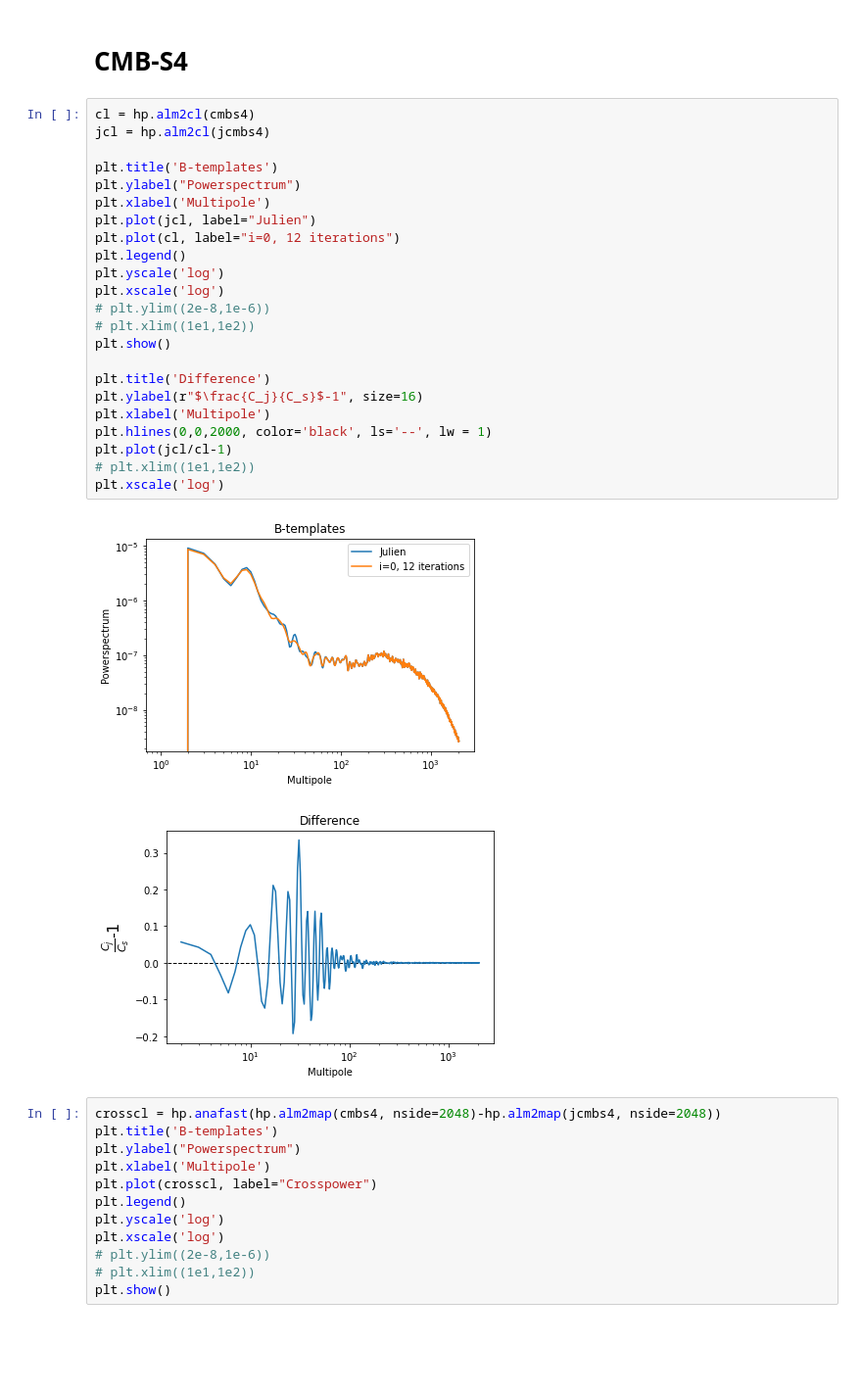
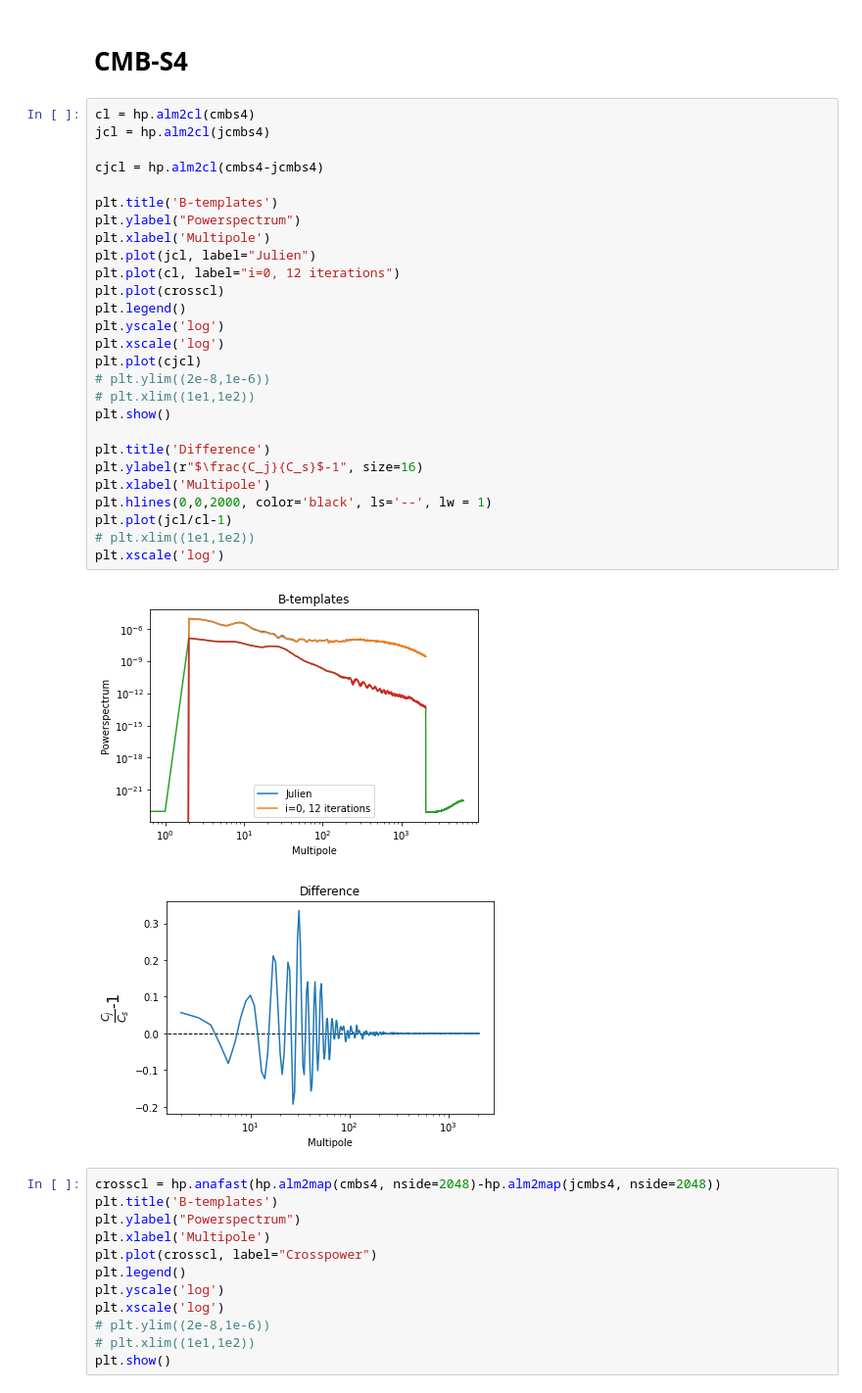
Before and after one commit to Sebastian-Belkner/component_separation, a Jupyter notebook: notebooks/increment.ipynb, the cells around one changed output. Shown at 98% size. Saved outputs shown, nothing was run; the diff lists cells and outputs as text; blank space fills up the shorter version.

```diff
--- a/notebooks/increment.ipynb
+++ b/notebooks/increment.ipynb
@@ -127,28 +122,32 @@ jcmbs4 = hp.read_alm("/project/projectdirs/cmbs4/awg/lowellbb/reanalysis/lt_reco
 # %%
 cl = hp.alm2cl(cmbs4)
 jcl = hp.alm2cl(jcmbs4)
+
+cjcl = hp.alm2cl(cmbs4-jcmbs4)
 
 plt.title('B-templates')
 plt.ylabel("Powerspectrum")
 plt.xlabel('Multipole')
 plt.plot(jcl, label="Julien")
 plt.plot(cl, label="i=0, 12 iterations")
+plt.plot(crosscl)
 plt.legend()
 plt.yscale('log')
 plt.xscale('log')
+plt.plot(cjcl)
 # plt.ylim((2e-8,1e-6))
 # plt.xlim((1e1,1e2))
 plt.show()
 
 plt.title('Difference')
 plt.ylabel(r"$\frac{C_j}{C_s}$-1", size=16)
 plt.xlabel('Multipole')
 plt.hlines(0,0,2000, color='black', ls='--', lw = 1)
 plt.plot(jcl/cl-1)
 # plt.xlim((1e1,1e2))
 plt.xscale('log')
 # %% [output]
-[figure, old version]
+[figure, new version]
 [figure]
 # %%
 crosscl = hp.anafast(hp.alm2map(cmbs4, nside=2048)-hp.alm2map(jcmbs4, nside=2048))
```
Also changed, not shown: parts of 2 cells of this notebook, 10 other files.
